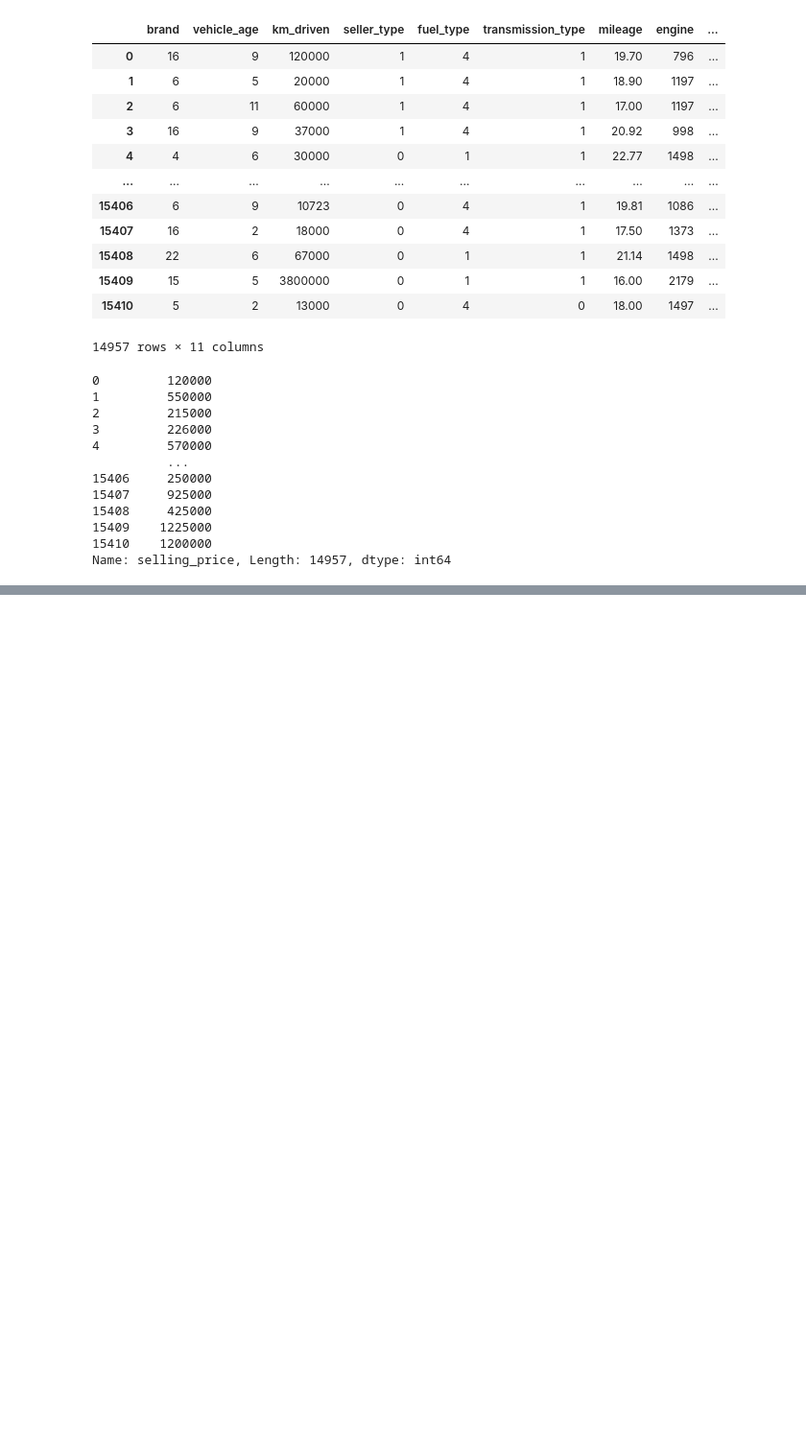
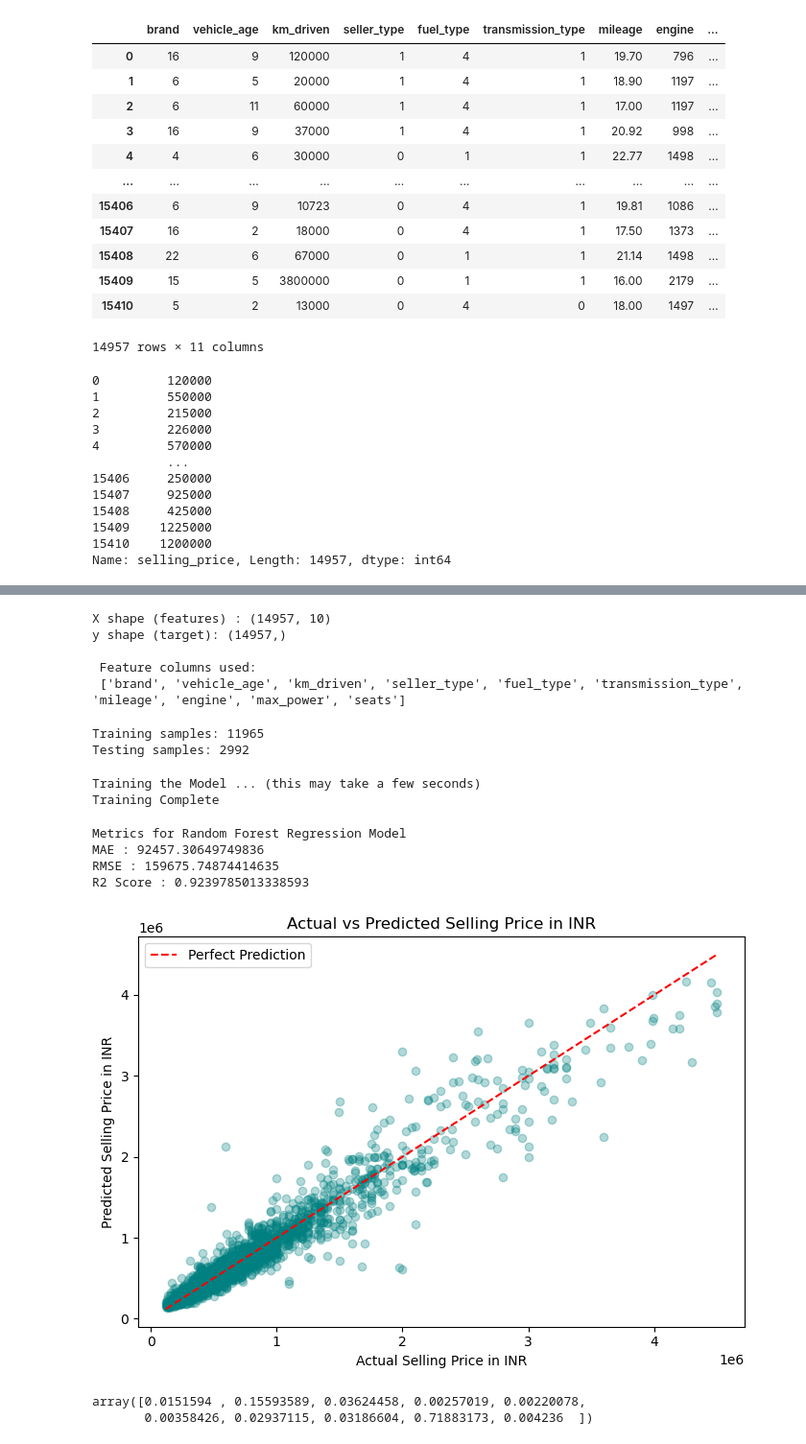
Before and after one commit to Niraj7272/DataScience, a Jupyter notebook: Practice/Machine_Learning/Ensemble Techniques.ipynb, the cells around one changed output, grey strips where cells are left out. Shown at 96% size. Drawn from its saved outputs; the diff is of its cells as text; code cells hidden in the pictures; blank space fills up the shorter version.

```diff
--- a/Practice/Machine_Learning/Ensemble Techniques.ipynb
+++ b/Practice/Machine_Learning/Ensemble Techniques.ipynb
@@ -365,3 +365,6 @@ y
 15409    1225000
 15410    1200000
 Name: selling_price, Length: 14957, dtype: int64
+# %%
+X = X.drop(columns=['price_per_km'])
+X.head()
@@ -367,0 +378,73 @@ Name: selling_price, Length: 14957, dtype: int64
+# %%
+print(f'X shape (features) : {X.shape}')
+print(f'y shape (target): {y.shape}')
+
+print(f'\n Feature columns used: \n {list(X.columns)}')
+# %% [output]
+X shape (features) : (14957, 10)
+y shape (target): (14957,)
+
+ Feature columns used:
+ ['brand', 'vehicle_age', 'km_driven', 'seller_type', 'fuel_type', 'transmission_type', 'mileage', 'engine', 'max_power', 'seats']
+# %%
+# Train / Test Split
+X_train, X_test, y_train, y_test = train_test_split(
+    X, y, test_size=0.2, random_state=42
+)
+# %%
+print(f'Training samples: {X_train.shape[0]}')
+print(f'Testing samples: {X_test.shape[0]}')
+# %% [output]
+Training samples: 11965
+Testing samples: 2992
+# %%
+# Model Training
+model = RandomForestRegressor(
+    n_estimators=100,
+    random_state=42
+)
+
+print('Training the Model ... (this may take a few seconds)')
+model.fit(X_train, y_train)
+print('Training Complete')
+# %% [output]
+Training the Model ... (this may take a few seconds)
+Training Complete
+# %%
+# Evaluation
+y_pred = model.predict(X_test)
+
+mae = mean_absolute_error(y_test, y_pred)
+rmse = np.sqrt(mean_squared_error(y_test, y_pred))
+r2 = r2_score(y_test, y_pred)
+
+print('Metrics for Random Forest Regression Model')
+print(f'MAE : {mae}')
+print(f'RMSE : {rmse}')
+print(f'R2 Score : {r2}')
+# %% [output]
+Metrics for Random Forest Regression Model
+MAE : 92457.30649749836
+RMSE : 159675.74874414635
+R2 Score : 0.9239785013338593
+# %%
+plt.figure(figsize=(7,5))
+plt.scatter(y_test, y_pred, alpha=0.3, color='teal')
+min_val = min(min(y_test), min(y_pred))
+max_val = max(max(y_test), max(y_pred))
+plt.plot([min_val, max_val], [min_val, max_val], linestyle='--', color='red', label='Perfect Prediction')
+plt.xlabel('Actual Selling Price in INR')
+plt.ylabel('Predicted Selling Price in INR')
+plt.title('Actual vs Predicted Selling Price in INR')
+plt.legend()
+plt.tight_layout()
+plt.savefig('plot6_actual_vs_predicted.png')
+plt.show()
+# %% [output]
+[figure, added]
+# %%
+importances = model.feature_importances_
+importances
+# %% [output]
+array([0.0151594 , 0.15593589, 0.03624458, 0.00257019, 0.00220078,
+       0.00358426, 0.02937115, 0.03186604, 0.71883173, 0.004236  ])
```
Also changed, not shown: parts of 12 cells of this notebook, 2 other files.
